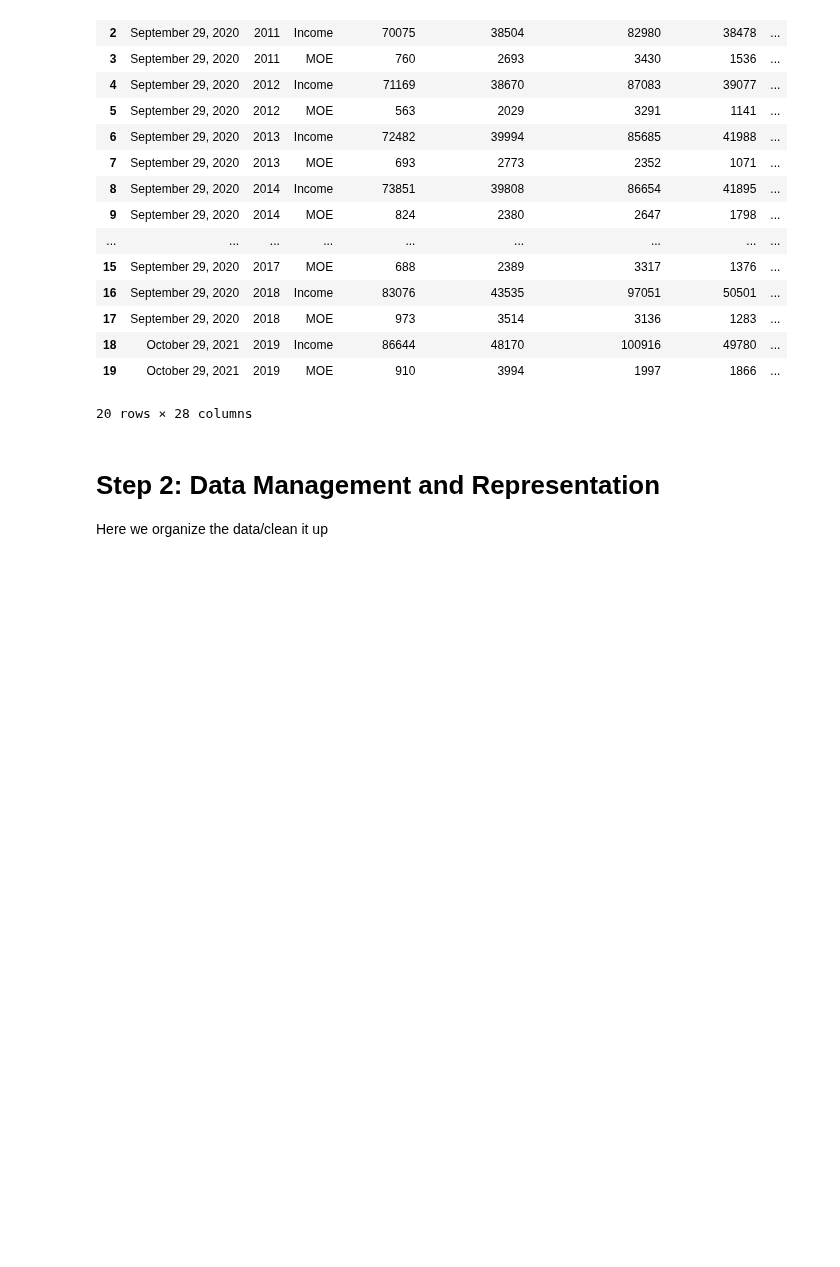
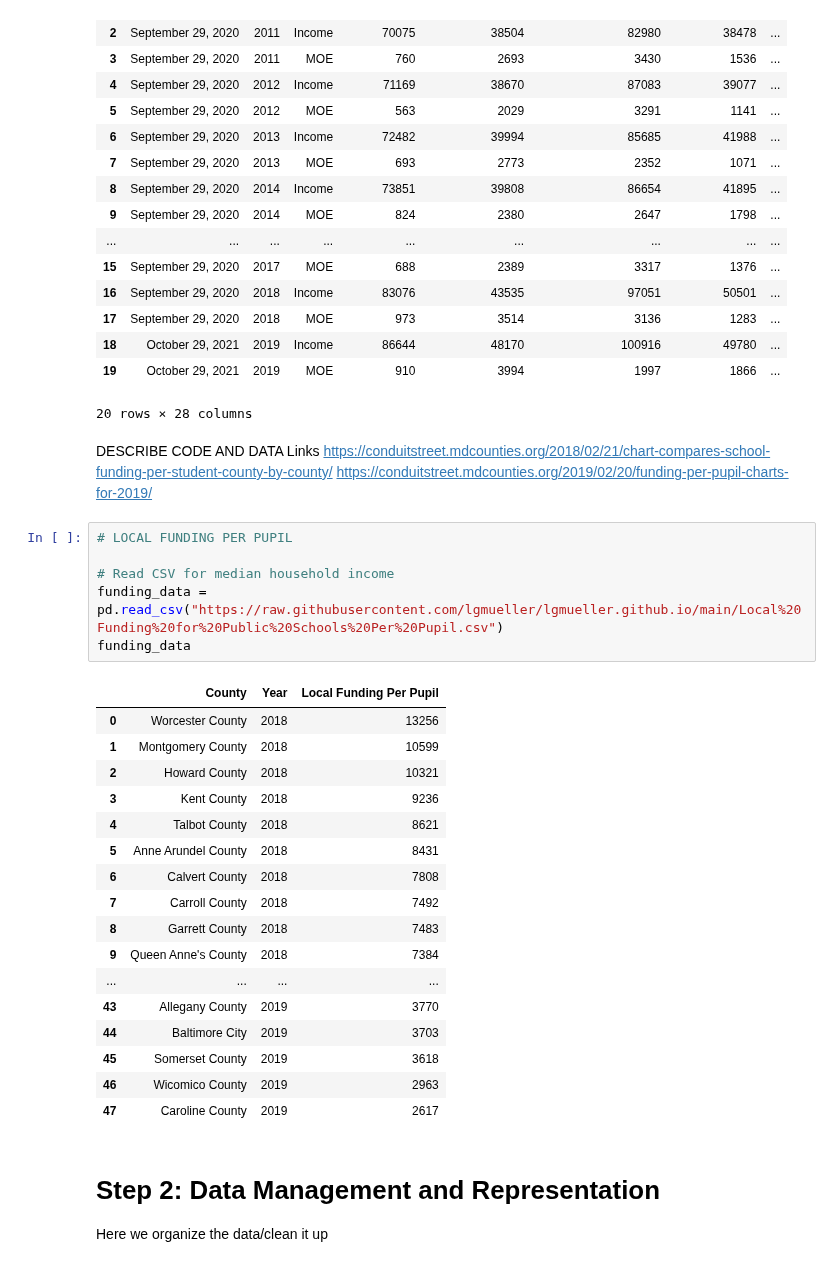
Before and after one commit to lgmueller/lgmueller.github.io, a Jupyter notebook: final-project/final-project.ipynb, the cells around one changed output. Cells and saved outputs as stored; diff of their text form; blank space fills up the shorter version.

```diff
--- a/final-project/final-project.ipynb
+++ b/final-project/final-project.ipynb
@@ -91,6 +93,35 @@ income_data
 | 18 | October 29, 2021 | 2019 | Income | 86644 | 48170 | 100916 | 49780 | ... |
 | 19 | October 29, 2021 | 2019 | MOE | 910 | 3994 | 1997 | 1866 | ... |
 20 rows × 28 columns
+# %% [markdown]
+DESCRIBE CODE AND DATA
+Links
+https://conduitstreet.mdcounties.org/2018/02/21/chart-compares-school-funding-per-student-county-by-county/
+https://conduitstreet.mdcounties.org/2019/02/20/funding-per-pupil-charts-for-2019/
+# %%
+# LOCAL FUNDING PER PUPIL
+
+# Read CSV for median household income
+funding_data = pd.read_csv("https://raw.githubusercontent.com/lgmueller/lgmueller.github.io/main/Local%20Funding%20for%20Public%20Schools%20Per%20Pupil.csv")
+funding_data
+# %% [output]
+|  | County | Year | Local Funding Per Pupil |
+| 0 | Worcester County | 2018 | 13256 |
+| 1 | Montgomery County | 2018 | 10599 |
+| 2 | Howard County | 2018 | 10321 |
+| 3 | Kent County | 2018 | 9236 |
+| 4 | Talbot County | 2018 | 8621 |
+| 5 | Anne Arundel County | 2018 | 8431 |
+| 6 | Calvert County | 2018 | 7808 |
+| 7 | Carroll County | 2018 | 7492 |
+| 8 | Garrett County | 2018 | 7483 |
+| 9 | Queen Anne's County | 2018 | 7384 |
+| ... | ... | ... | ... |
+| 43 | Allegany County | 2019 | 3770 |
+| 44 | Baltimore City | 2019 | 3703 |
+| 45 | Somerset County | 2019 | 3618 |
+| 46 | Wicomico County | 2019 | 2963 |
+| 47 | Caroline County | 2019 | 2617 |
 # %% [markdown]
 # Step 2: Data Management and Representation
 
```
Also changed, not shown: parts of 6 cells of this notebook.
